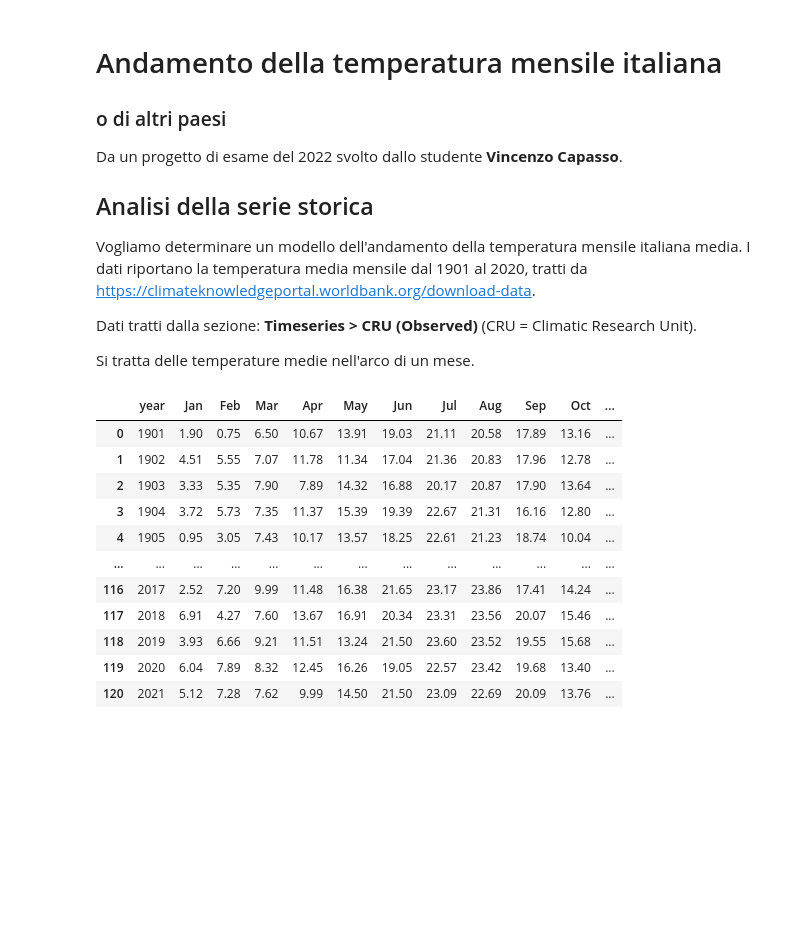
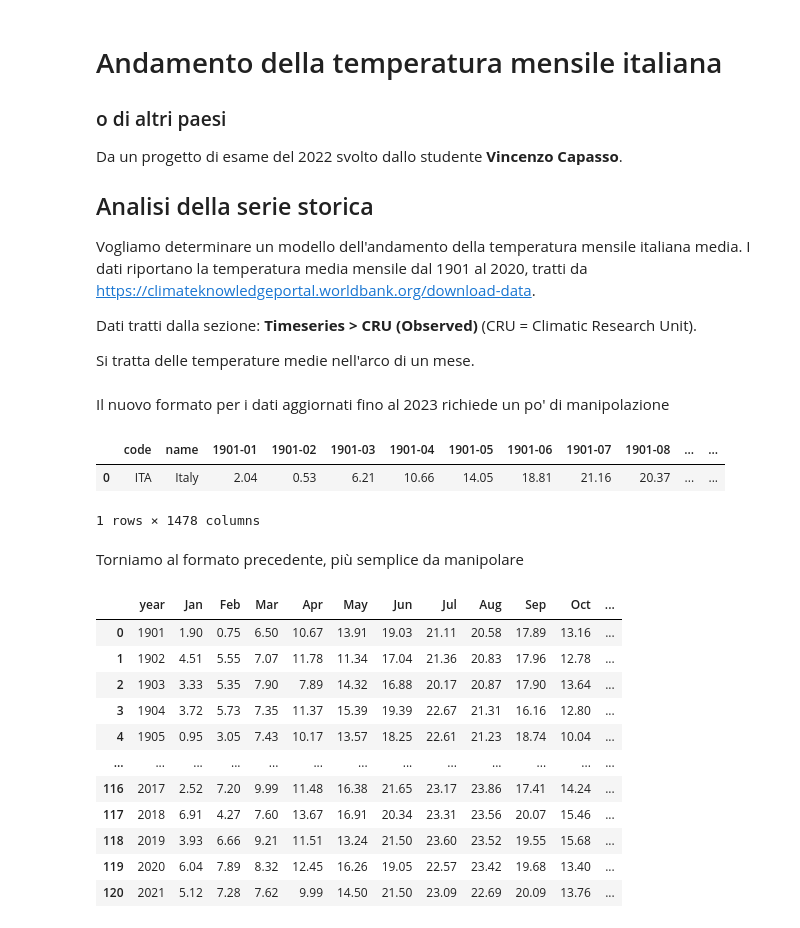
Before and after one commit to lucalista/analisi-dati-2025, a Jupyter notebook: 15.03.00__Andamento_temperatura_mensile_italiana.ipynb, the cells around one changed output. Drawn from its saved outputs; the diff is of its cells as text; code cells hidden in the pictures; blank space fills up the shorter version.

```diff
--- a/15.03.00__Andamento_temperatura_mensile_italiana.ipynb
+++ b/15.03.00__Andamento_temperatura_mensile_italiana.ipynb
@@ -23,6 +22,17 @@ from scipy.fft import fft, ifft
 from scipy.stats import chi2
 from scipy.stats import norm
 import unicodeitplus
+# %% [markdown]
+Il nuovo formato per i dati aggiornati fino al 2023 richiede un po' di manipolazione
+# %%
+df_tab=pd.read_excel('data/cru-x0.5_timeseries_tas_timeseries_monthly_1901-2023_mean_historical_cru_ts4.08_mean.xlsx')
+df_tab
+# %% [output]
+|  | code | name | 1901-01 | 1901-02 | 1901-03 | 1901-04 | 1901-05 | 1901-06 | 1901-07 | 1901-08 | ... | ... |
+| 0 | ITA | Italy | 2.04 | 0.53 | 6.21 | 10.66 | 14.05 | 18.81 | 21.16 | 20.37 | ... | ... |
+1 rows × 1478 columns
+# %% [markdown]
+Torniamo al formato precedente, più semplice da manipolare
 # %%
 df_tab=pd.read_csv('data/tas_timeseries_monthly_cru_1901-2021_ITA.csv', skiprows=[0,1])
 df_tab.rename(columns={'Unnamed: 0' :'year'}, inplace=True)
```
Also changed, not shown: parts of 21 cells of this notebook.
